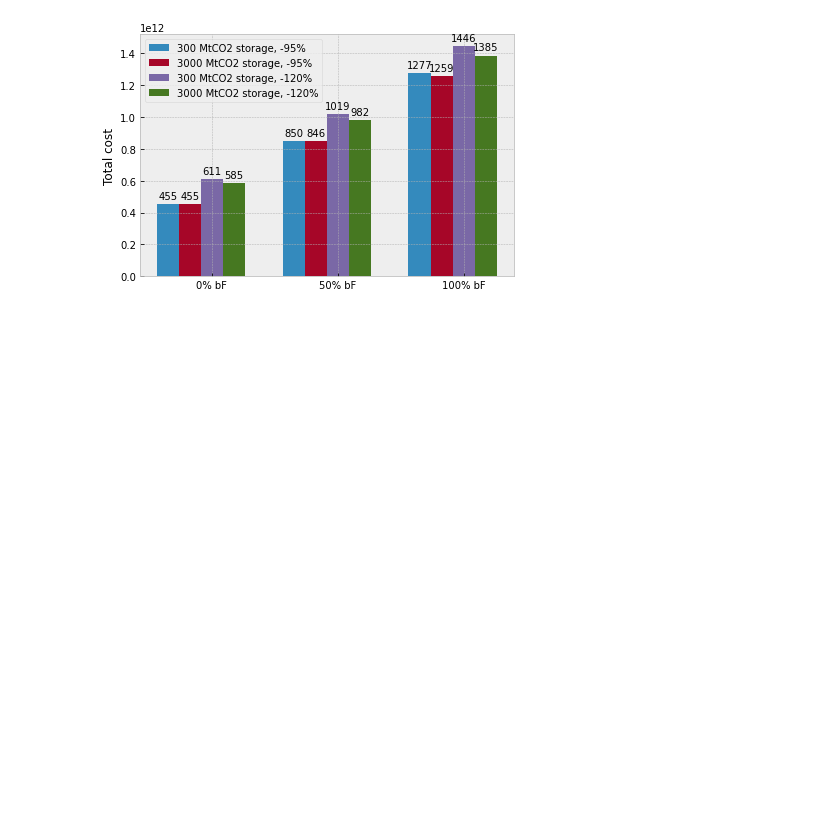
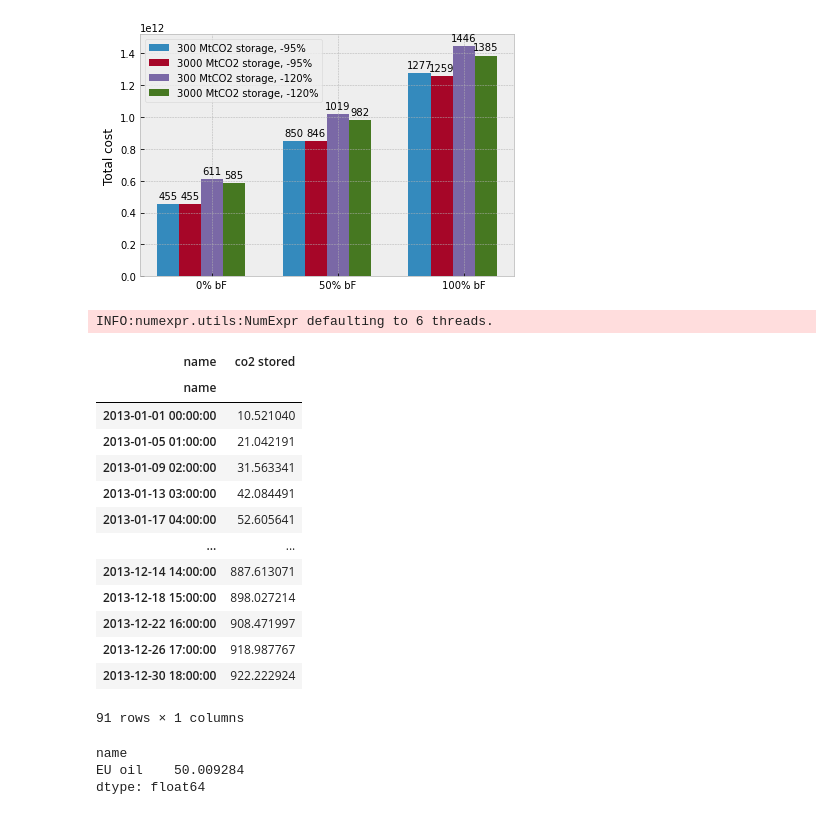
Before and after one commit to humpage/pypsa-eur-sec, a Jupyter notebook: multiPlot1.ipynb, the cells around one changed output. Saved outputs shown, nothing was run; the diff lists cells and outputs as text; code cells hidden in the pictures; blank space fills up the shorter version.

```diff
--- a/multiPlot1.ipynb
+++ b/multiPlot1.ipynb
@@ -111,3 +132,27 @@ autolabel(rects4)
 fig.tight_layout()
 # %% [output]
 [figure]
+# %%
+n.stores_t.e.filter(regex='co2 stored') /1e6#.sum() / 1e6 #MtCO2
+# %% [output]
+INFO:numexpr.utils:NumExpr defaulting to 6 threads.
+| name | co2 stored |
+| name |  |
+| 2013-01-01 00:00:00 | 10.521040 |
+| 2013-01-05 01:00:00 | 21.042191 |
+| 2013-01-09 02:00:00 | 31.563341 |
+| 2013-01-13 03:00:00 | 42.084491 |
+| 2013-01-17 04:00:00 | 52.605641 |
+| ... | ... |
+| 2013-12-14 14:00:00 | 887.613071 |
+| 2013-12-18 15:00:00 | 898.027214 |
+| 2013-12-22 16:00:00 | 908.471997 |
+| 2013-12-26 17:00:00 | 918.987767 |
+| 2013-12-30 18:00:00 | 922.222924 |
+91 rows × 1 columns
+# %%
+nB00S1000.buses_t.marginal_price.filter(regex='oil').mean()
+# %% [output]
+name
+EU oil    50.009284
+dtype: float64
```
Also changed, not shown: parts of 14 cells of this notebook, 3 other files.
